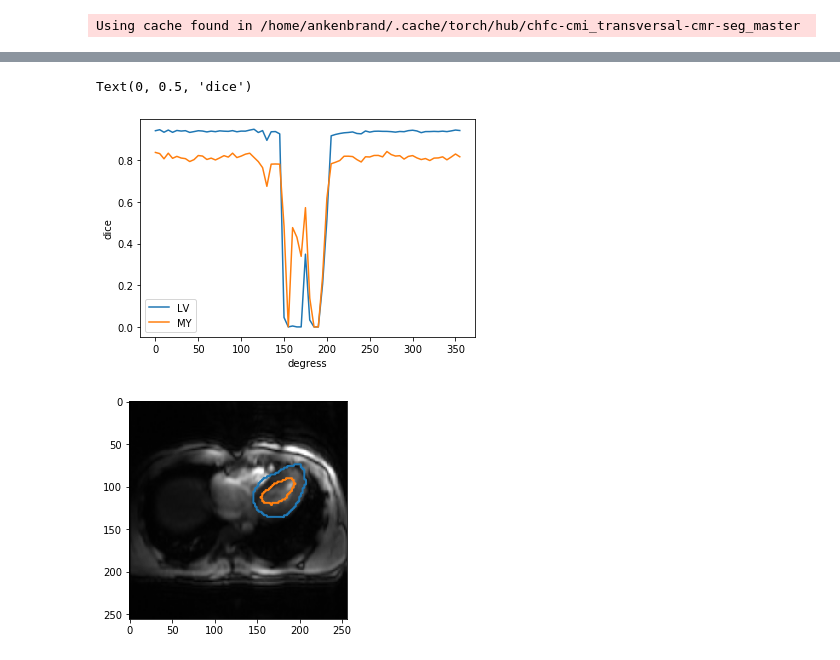
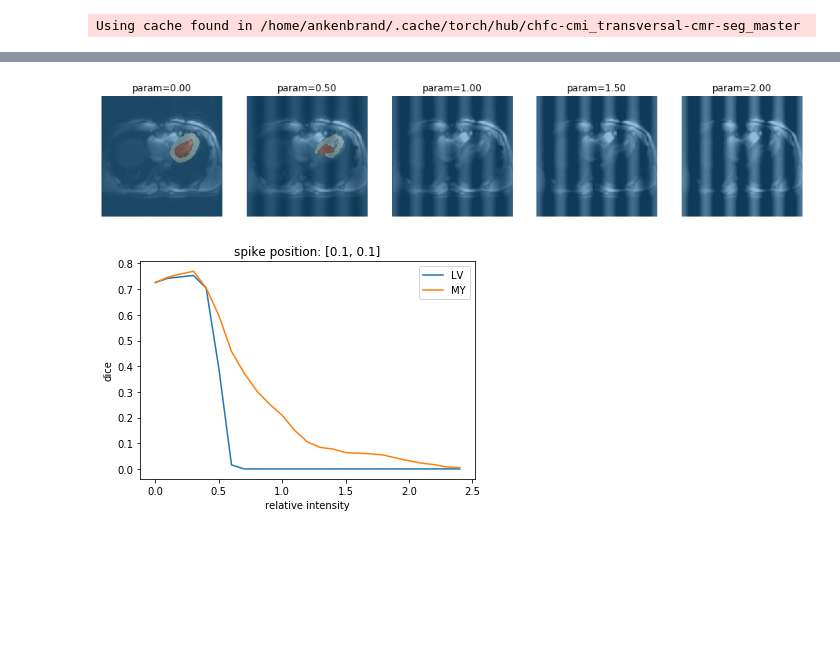
Before and after one commit to chfc-cmi/misas, a Jupyter notebook: 04_mr_artifacts.ipynb, the cells around one changed output, grey strips where cells are left out. Cells and saved outputs as stored; diff of their text form; code cells hidden in the pictures; blank space fills up the shorter version.

Commit message:
Add mr artifacts to transversals

```diff
--- a/04_mr_artifacts.ipynb
+++ b/04_mr_artifacts.ipynb
@@ -82,7 +40,0 @@ for i, ax in enumerate(axs):
-# %%
-spikes_positions = torch.Tensor([[0,.99,.99]]).numpy()
-spikes_positions = torch.Tensor([[0,0,0]]).numpy()
-spikes_positions = torch.Tensor([[0,.6,.4]]).numpy()
-fig, axs = plt.subplots(1,5,figsize=(16,12))
-for i, ax in enumerate(axs):
-    ax.imshow(spike.add_artifact(data, spikes_positions, i*.5)[0])#intensity_factor)
@@ -93,12 +41,12 @@ from fastai.vision import Image, open_mask
 # %%
 #export
-def spikeTransform(image, intensityFactor, spikesPosition=[.1,.1]):
+def spikeTransform(image, intensityFactor, spikePosition=[.1,.1]):
     data = image.data[0].unsqueeze(0)
-    spikesPosition = [[0.0] + spikesPosition]
+    spikePosition = [[0.0] + spikePosition]
     spike = RandomSpike()
-    data = spike.add_artifact(data, spikesPosition, intensityFactor)[0]
+    data = spike.add_artifact(data, spikePosition, intensityFactor)[0]
     data = torch.stack((data,data,data))
     return Image(torch.clamp(data,0,1))
 
-def get_spike_series(image, model, start=0, end=2.5, step=.5, **kwargs):
-    return get_generic_series(image,model,spikeTransform, start=start, end=end, step=step, **kwargs)
+def get_spike_series(image, model, start=0, end=2.5, step=.5, spikePosition=[.1,.1], **kwargs):
+    return get_generic_series(image,model,partial(spikeTransform,spikePosition=spikePosition), start=start, end=end, step=step, **kwargs)
@@ -155,25 +89,30 @@ plot_series(series)
+# %%
+spikePosition = [.5,.52]
+plot_series(get_spike_series(img(), trainedModel, truth=trueMask(), spikePosition=spikePosition))
+# %% [output]
+[figure, added]
 # %%
 #export
-def eval_rotation_series(image, mask, model, step=5, start=0, end=360, **kwargs):
+def eval_spike_series(image, mask, model, step=.1, start=0, end=2.5, spikePosition=[.1,.1], **kwargs):
     return eval_generic_series(
         image,
         mask,
         model,
-        rotationTransform,
+        partial(spikeTransform,spikePosition=spikePosition),
         start=start,
         end=end,
         step=step,
-        mask_transform_function=rotationTransform,
-        param_name="deg",
+        mask_transform_function=None,
+        param_name="intensity",
         **kwargs
     )
 # %%
-results = eval_rotation_series(img(), trueMask(), trainedModel)
-plt.plot(results['deg'], results['c1'], label='LV')
-plt.plot(results['deg'], results['c2'], label='MY')
+results = eval_spike_series(img(), trueMask(), trainedModel)
+plt.plot(results['intensity'], results['c1'], label='LV')
+plt.plot(results['intensity'], results['c2'], label='MY')
 plt.legend()
-plt.xlabel('degress')
+plt.xlabel('relative intensity')
 plt.ylabel('dice')
+_ = plt.title(f'spike position: {[.1,.1]}')
 # %% [output]
-Text(0, 0.5, 'dice')
-[figure, old version]
+[figure, new version]
@@ -184,8 +118,0 @@ contours = measure.find_contours(trueMask().resize(256).data[0], 1)
-# %%
-fig, ax = plt.subplots()
-ax.imshow(img().data[0], cmap=plt.cm.gray)
-
-for contour in contours:
-    ax.plot(contour[:, 1], contour[:, 0], linewidth=2)
-# %% [output]
-[figure, removed]
```
Also changed, not shown: parts of 34 cells of this notebook, 11 other files.
